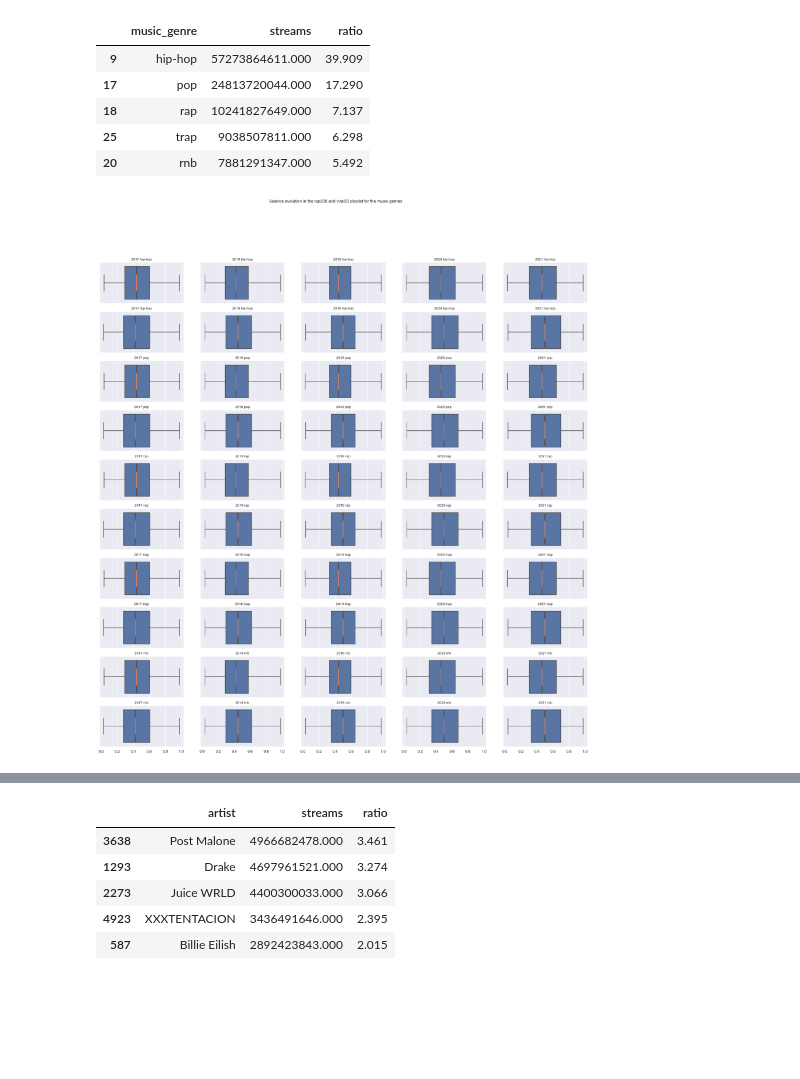
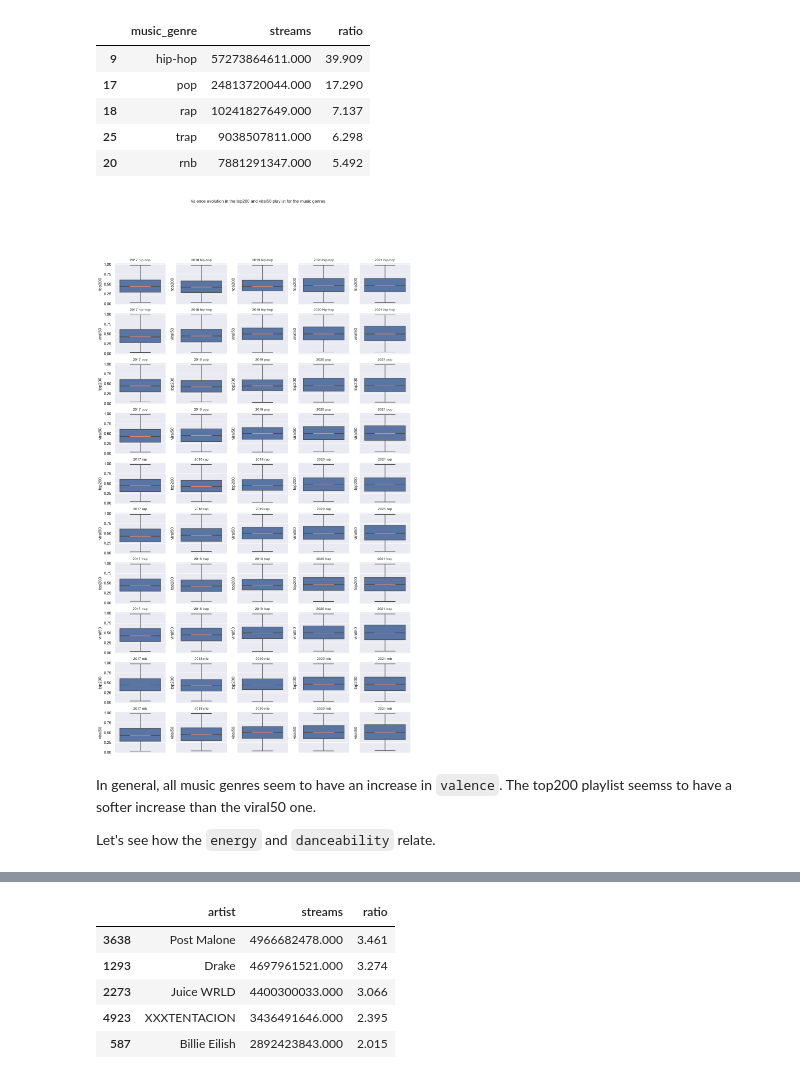
Before and after one commit to annassanchez/ETL_project, a Jupyter notebook: notebooks/6-analysis.ipynb, the cells around one changed output, grey strips where cells are left out. Saved outputs shown, nothing was run; the diff lists cells and outputs as text; code cells hidden in the pictures; blank space fills up the shorter version.

```diff
--- a/notebooks/6-analysis.ipynb
+++ b/notebooks/6-analysis.ipynb
@@ -181,29 +196,31 @@ top5_musicgenre
 # %%
 sns.set_theme(style="darkgrid")
 genres = [val for val in top5_musicgenre['music_genre'].tolist() for _ in (0, 1)]
 list_years = top200.sort_values(by = ['playlist_date'])['playlist_date'].dt.year.unique().tolist()
-fig, axs = plt.subplots(ncols=len(list_years), nrows = len(genres), figsize = (25, 25), sharex=True,)
+fig, axs = plt.subplots(ncols=len(list_years), nrows = len(genres), figsize = (15,25), sharey=True,)
 
-#axs = axs.flat
-rows = [0, 1]
 fig.suptitle('Valence evolution in the top200 and viral50 playlist for the music genres', fontsize=12)
 
 for genre, row in zip(genres, list(range(0, 10))):
     for year in list_years:
         if row % 2 == 0:
             #print(genre, year, 'top200')
-            sns.boxplot(x=top200[top200['playlist_date'].dt.year == year].valence, data = top200[top200['playlist_date'].dt.year == year], medianprops={"color": "coral"}, notch=True,flierprops={"marker": "x"}, orient='v',
+            sns.boxplot(y=top200[top200['playlist_date'].dt.year == year].valence, data = top200[top200['playlist_date'].dt.year == year], medianprops={"color": "coral"}, notch=True,flierprops={"marker": "x"}, orient='v',
                 ax=axs[row][list_years.index(year)]) ;
             axs[row][list_years.index(year)].set_title(str(year) + ' ' + genre, fontsize=10, )
-            axs[row][list_years.index(year)].set_xlabel("")
+            axs[row][list_years.index(year)].set_ylabel("top200")
         elif row % 2 != 0:
             #print(genre, year, 'viral50')
-            sns.boxplot(x=viral50[viral50['playlist_date'].dt.year == year].valence, data = viral50[viral50['playlist_date'].dt.year == year], notch=True, flierprops={"marker": "x"}, orient='v',
+            sns.boxplot(y=viral50[viral50['playlist_date'].dt.year == year].valence, data = viral50[viral50['playlist_date'].dt.year == year], notch=True, flierprops={"marker": "x"}, orient='v',
                 ax=axs[row][list_years.index(year)], medianprops={"color": "coral"}) ;
             axs[row][list_years.index(year)].set_title(str(year) + ' ' + genre, fontsize=10, )
-            axs[row][list_years.index(year)].set_xlabel("")
+            axs[row][list_years.index(year)].set_ylabel("viral50")
 # %% [output]
-[figure, old version]
+[figure, new version]
+# %% [markdown]
+In general, all music genres seem to have an increase in `valence`. The top200 playlist seemss to have a softer increase than the viral50 one.
+
+Let's see how the `energy` and `danceability` relate.
 # %%
 sns.set_theme(style="darkgrid")
 list_years = top200.sort_values(by = ['playlist_date'])['playlist_date'].dt.year.unique().tolist()
```
Also changed, not shown: parts of 20 cells of this notebook.
